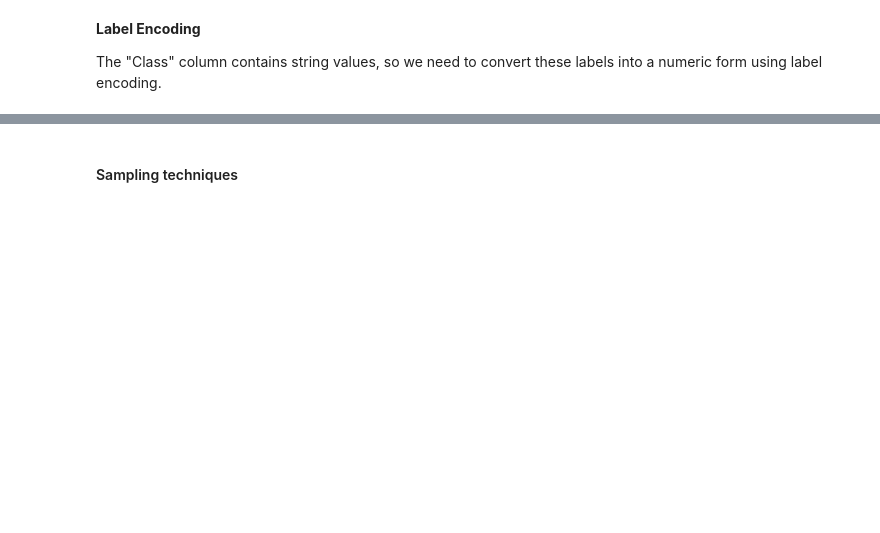
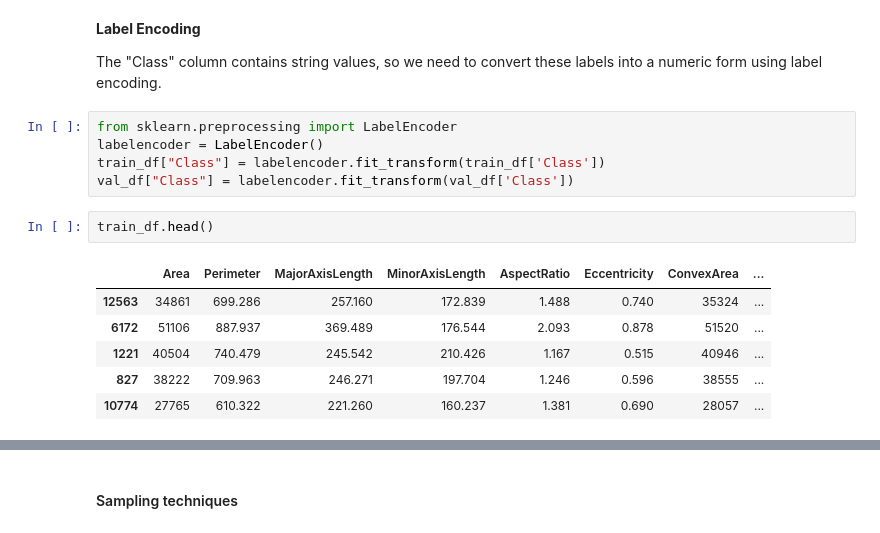
Before and after one commit to Jaykold/dry-bean-predictor, a Jupyter notebook: notebook/dry_bean.ipynb, the cells around one changed output, grey strips where cells are left out. Saved outputs shown, nothing was run; the diff lists cells and outputs as text; blank space fills up the shorter version.

```diff
--- a/notebook/dry_bean.ipynb
+++ b/notebook/dry_bean.ipynb
@@ -69,3 +88,17 @@ df.describe()
 **Label Encoding**
 
 The "Class" column contains string values, so we need to convert these labels into a numeric form using label encoding.
+# %%
+from sklearn.preprocessing import LabelEncoder
+labelencoder = LabelEncoder()
+train_df["Class"] = labelencoder.fit_transform(train_df['Class'])
+val_df["Class"] = labelencoder.fit_transform(val_df['Class'])
+# %%
+train_df.head()
+# %% [output]
+|  | Area | Perimeter | MajorAxisLength | MinorAxisLength | AspectRatio | Eccentricity | ConvexArea | ... |
+| 12563 | 34861 | 699.286 | 257.160 | 172.839 | 1.488 | 0.740 | 35324 | ... |
+| 6172 | 51106 | 887.937 | 369.489 | 176.544 | 2.093 | 0.878 | 51520 | ... |
+| 1221 | 40504 | 740.479 | 245.542 | 210.426 | 1.167 | 0.515 | 40946 | ... |
+| 827 | 38222 | 709.963 | 246.271 | 197.704 | 1.246 | 0.596 | 38555 | ... |
+| 10774 | 27765 | 610.322 | 221.260 | 160.237 | 1.381 | 0.690 | 28057 | ... |
```
Also changed, not shown: parts of 23 cells of this notebook, 49 other files.
